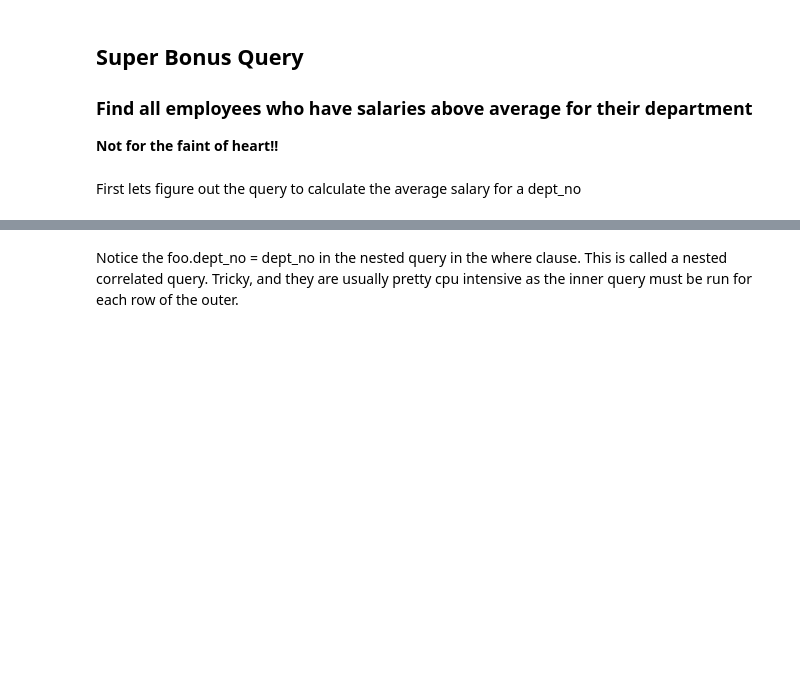
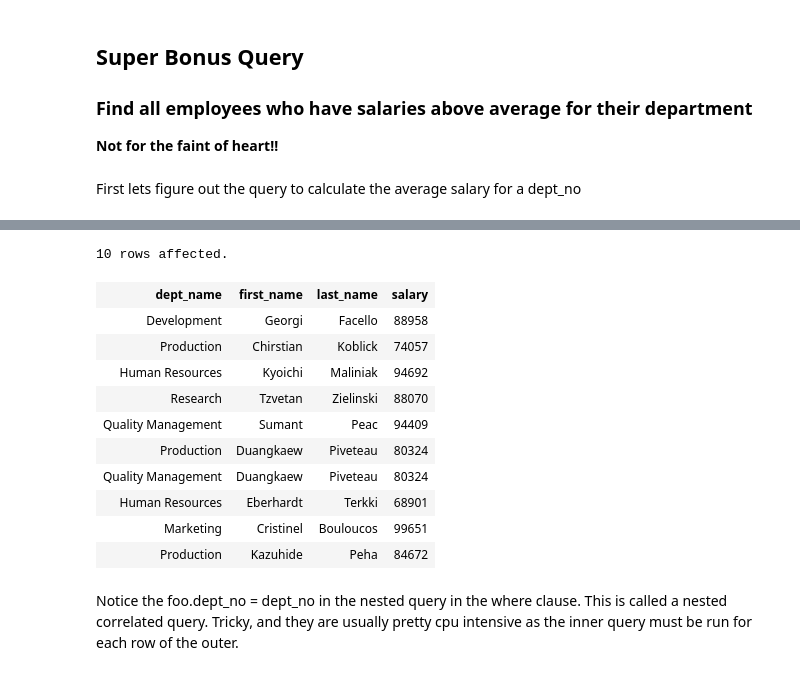
Before and after one commit to LutherCS/dmq-class-pub, a Jupyter notebook: NestedQueries.ipynb, the cells around one changed output, grey strips where cells are left out. Drawn from its saved outputs; the diff is of its cells as text; code cells hidden in the pictures; blank space fills up the shorter version.

```diff
--- a/NestedQueries.ipynb
+++ b/NestedQueries.ipynb
@@ -454,2 +608,36 @@ First lets figure out the query to calculate the average salary for a dept_no
+# %%
+%%sql
+
+select dept_name, first_name, last_name, salary
+from (
+    departments natural join dept_emp natural join employees join (
+        select emp_no, salary
+        from salaries
+        where now() < to_date
+    ) as bar on employees.emp_no = bar.emp_no
+) as foo
+where salary > (
+    select avg
+    from (
+        select dept_no, avg(salary)
+        from dept_emp natural join employees join salaries on employees.emp_no = salaries.emp_no
+        where foo.dept_no = dept_no and now() < salaries.to_date
+        group by dept_no
+    ) as buzz
+)
+limit 10
+# %% [output]
+10 rows affected.
+| dept_name | first_name | last_name | salary |
+| Development | Georgi | Facello | 88958 |
+| Production | Chirstian | Koblick | 74057 |
+| Human Resources | Kyoichi | Maliniak | 94692 |
+| Research | Tzvetan | Zielinski | 88070 |
+| Quality Management | Sumant | Peac | 94409 |
+| Production | Duangkaew | Piveteau | 80324 |
+| Quality Management | Duangkaew | Piveteau | 80324 |
+| Human Resources | Eberhardt | Terkki | 68901 |
+| Marketing | Cristinel | Bouloucos | 99651 |
+| Production | Kazuhide | Peha | 84672 |
 # %% [markdown]
 Notice the foo.dept_no = dept_no in the nested query in the where clause.  This is called a nested correlated query.  Tricky, and they are usually pretty cpu intensive as the inner query must be run for each row of the outer.
```
Also changed, not shown: parts of 16 cells of this notebook.
